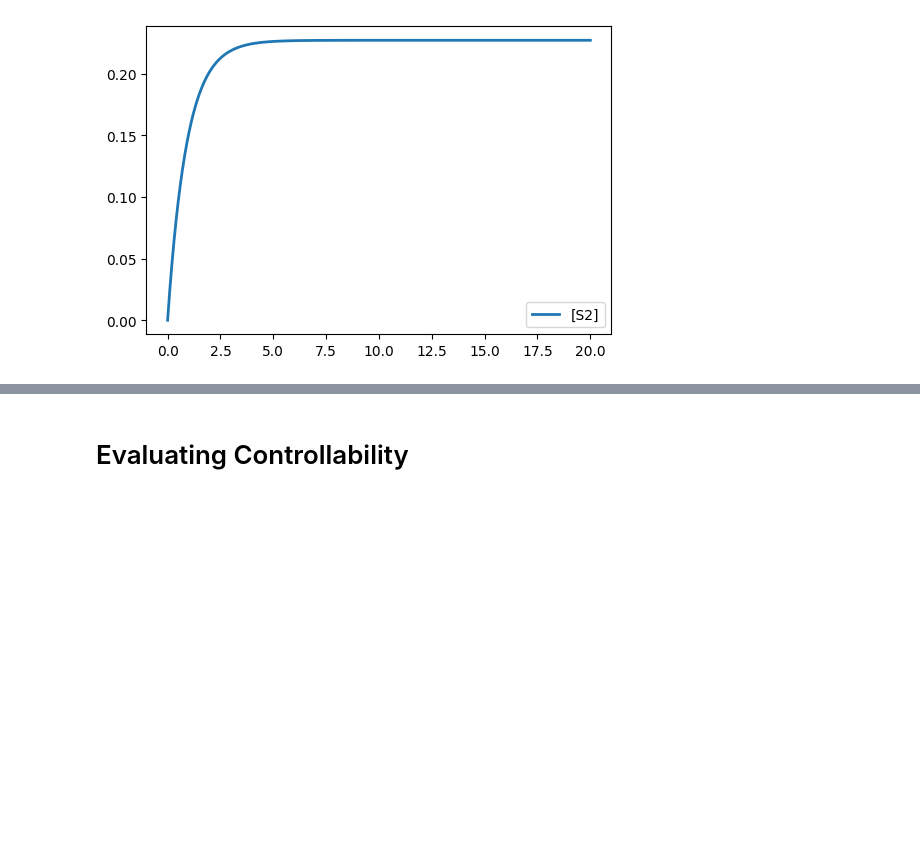
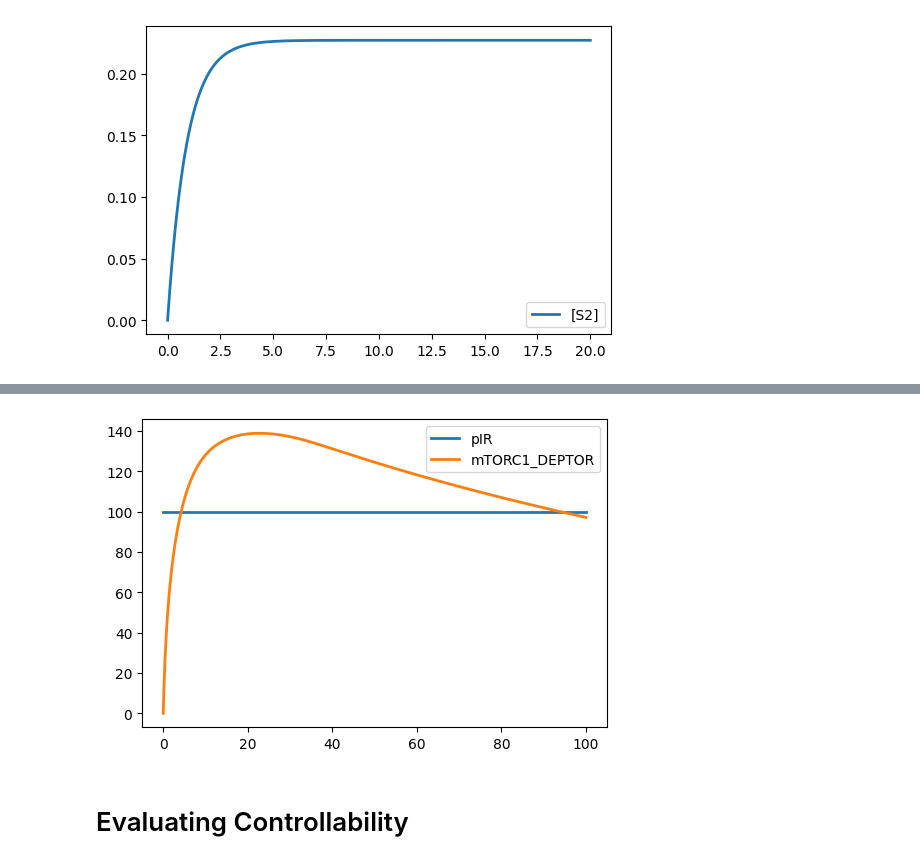
Before and after one commit to joseph-hellerstein/advanced-controls-lectures, a Jupyter notebook: lectures/lecture_05-controllability/Controllability.ipynb, the cells around one changed output, grey strips where cells are left out. Saved outputs shown, nothing was run; the diff lists cells and outputs as text; code cells hidden in the pictures; blank space fills up the shorter version.

```diff
--- a/lectures/lecture_05-controllability/Controllability.ipynb
+++ b/lectures/lecture_05-controllability/Controllability.ipynb
@@ -21,14 +27,18 @@ S2 = 0
 """
 # %%
 # Function that adjust model parameters
-def plotModel(model, title="", is_plot=True, times=np.linspace(0, 5, 50), **kwargs):
+def plotModel(model, title="", is_plot=True, input_species=None, times=np.linspace(0, 5, 50), selections=None, **kwargs):
     """
     Plots the simulation with the specified parameter values.
 
     Parameters
     ----------
     model: str either antimony or URL
+    title: str (plot title)
     is_plot: bool
+    input_species: str (species used as input if it is not a boundary/fixed species in the model)
+    times: array-float (times for simulations)
+    selections: list-str (species to plot)
     kwargs: dict
         key: parameter name
         value: parameter value
@@ -38,18 +48,26 @@ def plotModel(model, title="", is_plot=True, times=np.linspace(0, 5, 50), **kwar
     NamedArray
     """
     if "http" in model:
-        rr = te.loadSBML(model)
+        rr = te.loadSBMLModel(model)
     else:
         rr = te.loada(model)
+    if input_species is not None:
+        rr.setBoundary(input_species, True)
+    if selections is not None:
+        new_selections = list(selections)
+        if not "time" in selections:
+            new_selections.insert(0, "time")
+    else:
+        new_selections = selections
     for name, value in kwargs.items():
         rr[name] = value
-    simulation_results = rr.simulate(times[0], times[-1], len(times))
+    simulation_results = rr.simulate(times[0], times[-1], len(times), selections=new_selections)
     if is_plot:
         rr.plot(simulation_results, title=title)
     return simulation_results
 
 # TESTS
-results = plotModel(TEST_MODEL, is_plot=False)
+results = plotModel(TEST_MODEL, input_species="S1", is_plot=False)
 assert("NamedArray" in str(type(results)))
 print("OK")
 # %% [output]
@@ -96,3 +121,3 @@ mTOR system
 # %%
-mtor = "https://www.ebi.ac.uk/biomodels/services/download/get-files/MODEL1909250003/2/Varusai2018.xml"
-_ = plotModel(mtor, times=np.linspace(0, 20, 200), S1=1)
+# mTOR model
+MTOR_URL = "https://www.ebi.ac.uk/biomodels/services/download/get-files/MODEL1909250003/2/Varusai2018.xml"
@@ -99,2 +148,6 @@ _ = plotModel(mtor, times=np.linspace(0, 20, 200), S1=1)
+# %%
+_ = plotModel(MTOR_URL,  input_species="pIR", selections=["pIR", "mTORC1_DEPTOR"], pIR=100, times=np.linspace(0, 100, 1000))
+# %% [output]
+[figure, added]
 # %% [markdown]
 # Evaluating Controllability
```
Also changed, not shown: parts of 10 cells of this notebook.
